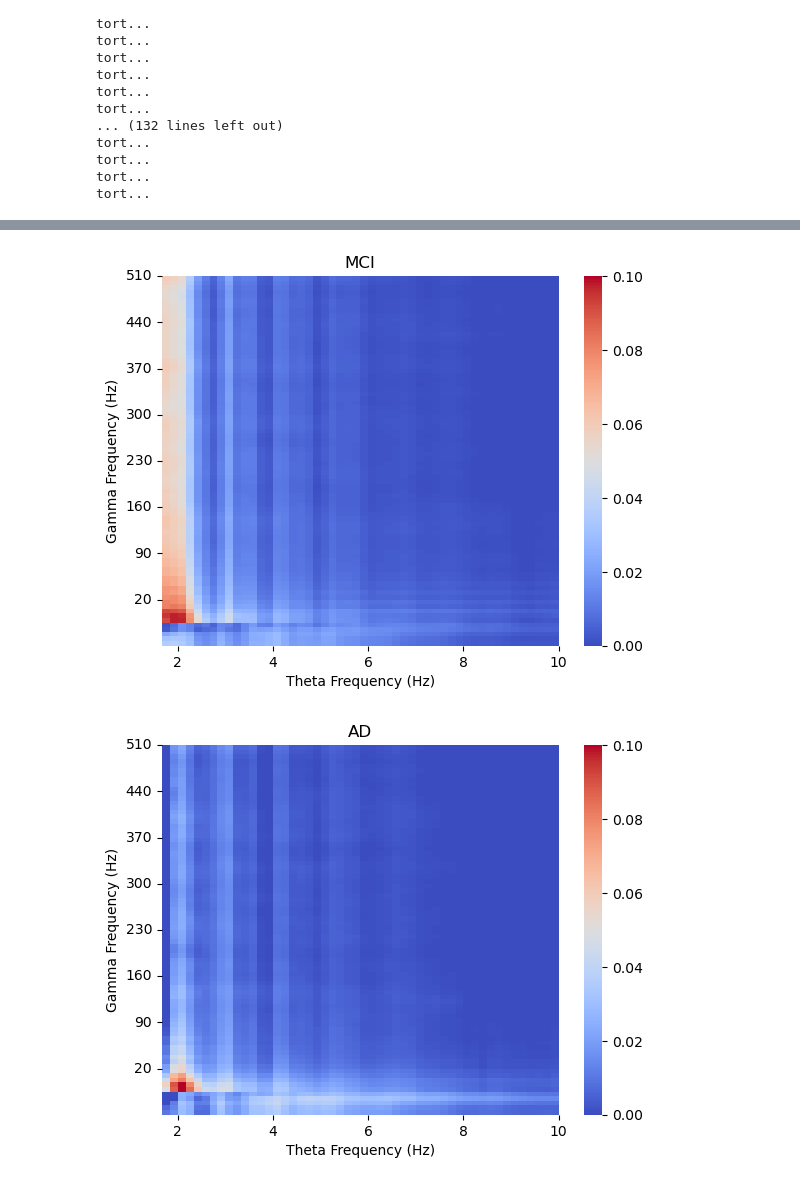
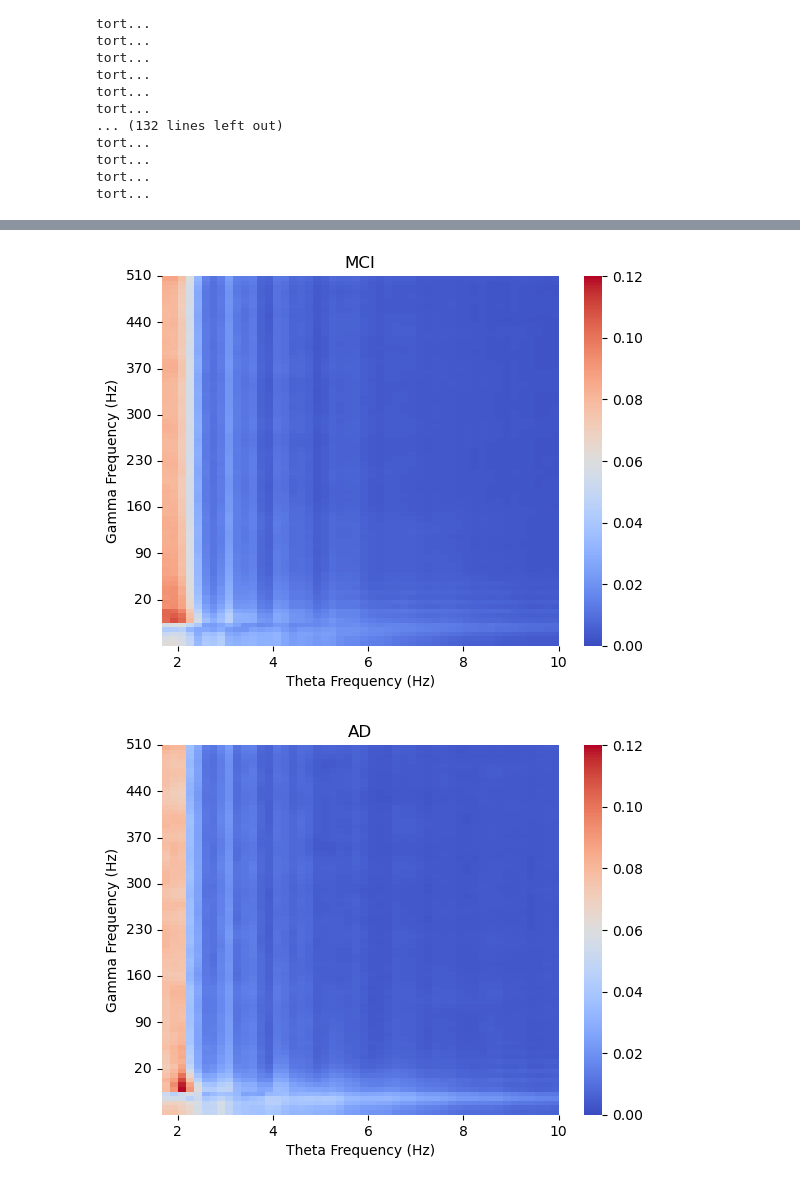
Before and after one commit to yilewang/Gc_detect_script, a Jupyter notebook: application/PAC.ipynb, the cells around one changed output, grey strips where cells are left out. Cells and saved outputs as stored; diff of their text form; code cells hidden in the pictures.

```diff
--- a/application/PAC.ipynb
+++ b/application/PAC.ipynb
@@ -62,8 +62,7 @@ SNC = 10
 NC = 10+16
 MCI = 10+16+35
 
-
-diff_collect = collect_left - collect_right
+diff_collect = np.abs(collect_left - collect_right)
 
 SNC_diff = np.mean(diff_collect[:,:,:SNC], axis=2)
 NC_diff = np.mean(diff_collect[:,:,:SNC], axis=2)
@@ -78,9 +77,9 @@ AD_diff = np.mean(diff_collect[:,:,MCI:], axis=2)
 
 title = ['SNC', 'NC', 'MCI', 'AD']
 
-def pac_plot(matrix, title, ):
+def pac_plot(matrix, title):
     fig, ax = plt.subplots()
-    ax = sns.heatmap(matrix.T, vmin=0, vmax=0.1, cmap='coolwarm')
+    ax = sns.heatmap(matrix.T, vmin = 0, vmax= 0.12, cmap='coolwarm')
     ax.invert_yaxis()
     plt.title(title)
     plt.xlabel('Theta Frequency (Hz)')
@@ -101,2 +100,2 @@ for index, i in enumerate(summary):
-[figure, old version]
+[figure, new version]
-[figure, old version]
+[figure, new version]
```
Also changed, not shown: parts of 1 cell of this notebook, 2 other files.
